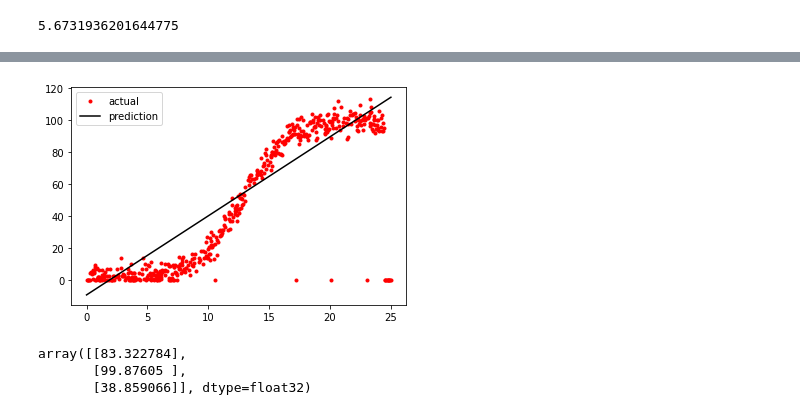
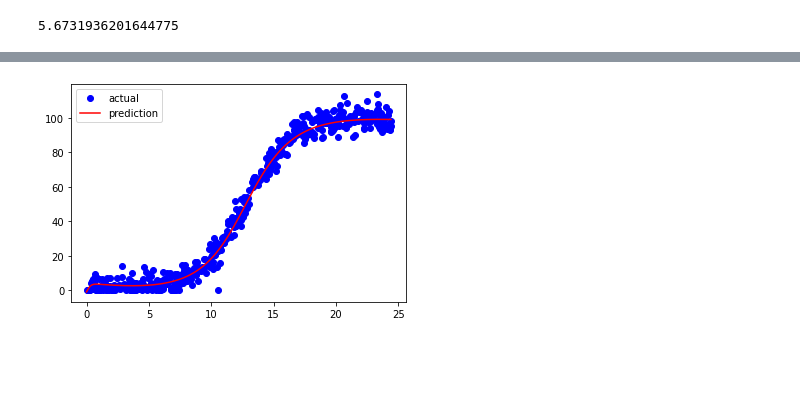
Before and after one commit to stevenJoyce/EmergingTechProject, a Jupyter notebook: Model.ipynb, the cells around one changed output, grey strips where cells are left out. Saved outputs shown, nothing was run; the diff lists cells and outputs as text; code cells hidden in the pictures; blank space fills up the shorter version.

```diff
--- a/Model.ipynb
+++ b/Model.ipynb
@@ -57,10 +61,13 @@ plt.legend();
 # %%
-new_dataset = train_data.drop(outliers)
+modataset = train_data.drop(outliers)
 # %%
-# Create a neural network with 1 neuron
+# train model
 model = kr.models.Sequential()
-model.add(kr.layers.Dense(1, input_shape=(1,), activation = 'linear', kernel_initializer = 'ones', bias_initializer='zeros'))
-model.compile('adam', loss='mean_squared_error')
+model.add(Dense(100, input_shape=(1,), activation='sigmoid', kernel_initializer="glorot_uniform", bias_initializer="glorot_uniform"))
+model.add(layers.LayerNormalization(axis=1))
+model.add(Dense(1, activation='linear', kernel_initializer="glorot_uniform", bias_initializer="glorot_uniform"))
+# compile model
+model.compile(kr.optimizers.Adam(lr=0.001), loss='mean_squared_error')
 # Train the neural network on our data.
-model.fit(new_dataset['speed'], new_dataset['power'], epochs=500, batch_size=10);
+model.fit(modataset['speed'], modataset['power'], epochs=1000, batch_size=10)
 # %% [output]
@@ -84,13 +113,6 @@ Epoch 500/500
 # %%
-# Plot Model against dataset
-plt.plot(dataset['speed'], dataset['power'], 'r.', label='actual')
-plt.plot(dataset['speed'], model.predict(dataset['speed']), color='k', label='prediction')
+plt.plot(modataset['speed'], modataset['power'], "bo", label='actual')
+plt.plot(modataset['speed'], model.predict(modataset['speed']),'r', label='prediction')
 plt.legend();
 # %% [output]
-[figure, old version]
+[figure, new version]
-# %%
-model.predict([22.311, 32.565, 13.652])
-# %% [output]
-array([[83.322784],
-       [99.87605 ],
-       [38.859066]], dtype=float32)
```
Also changed, not shown: parts of 9 cells of this notebook, 3 other files.
